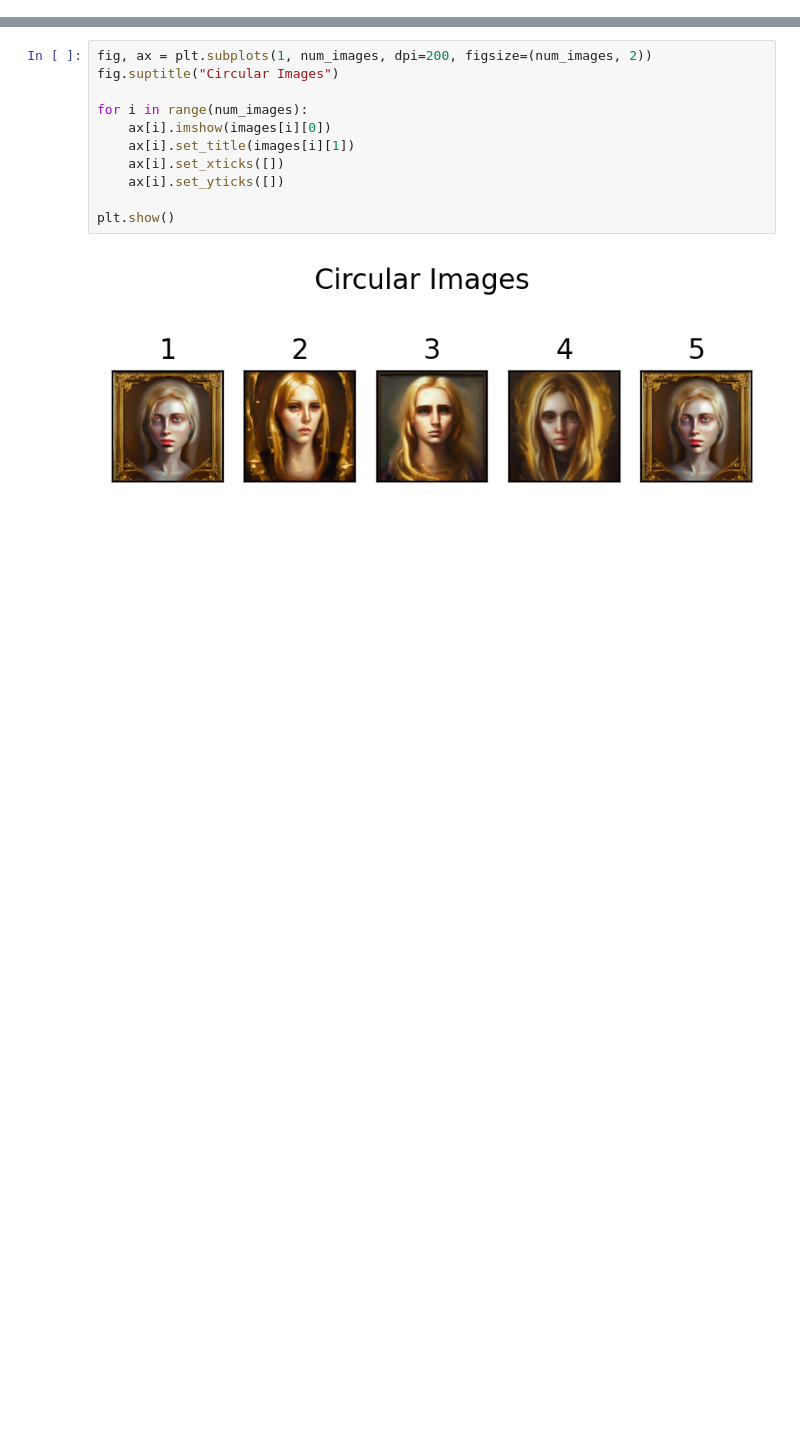
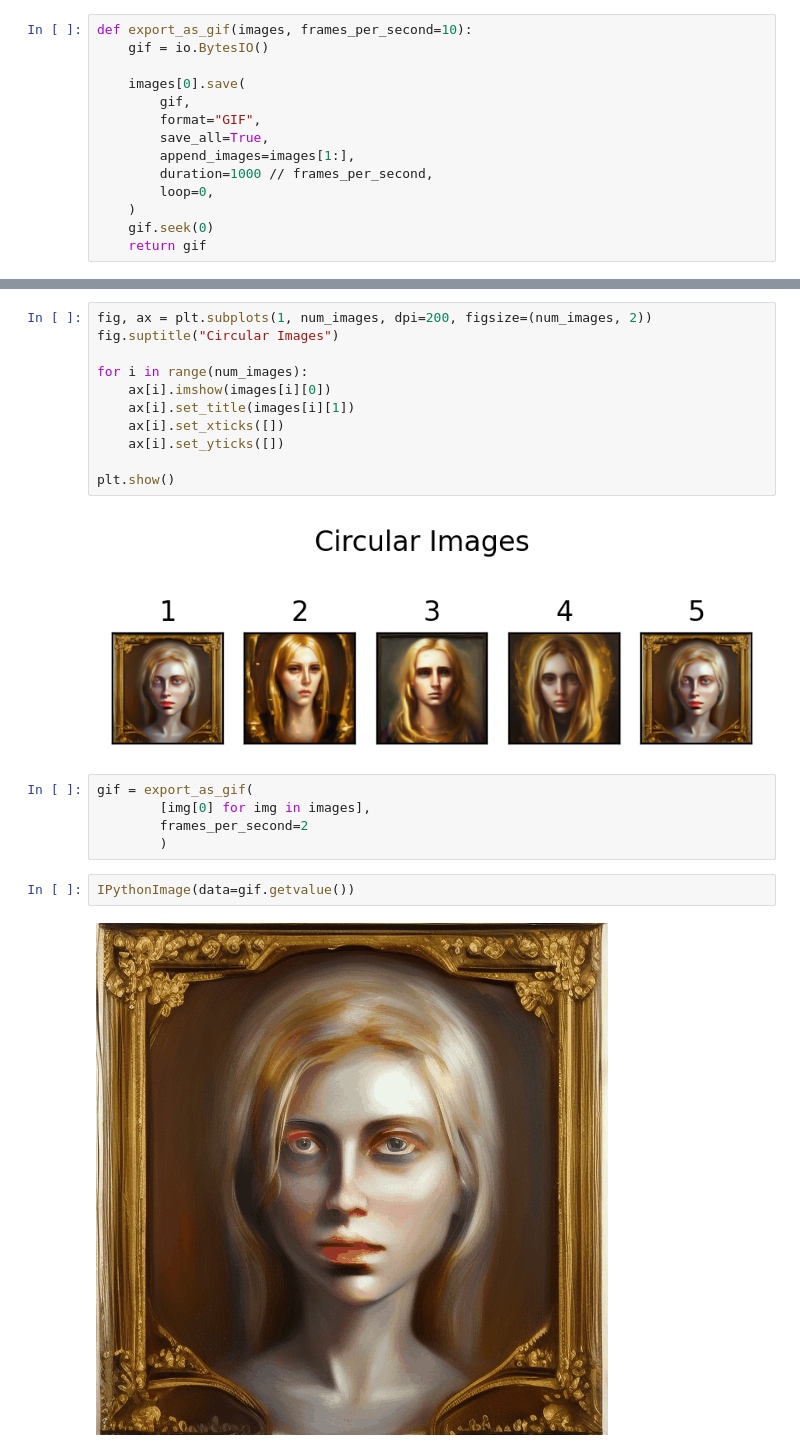
Before and after one commit to touretzkyds/DiffusionDemo, a Jupyter notebook: notebooks/circular.ipynb, the cells around one changed output, grey strips where cells are left out. Saved outputs shown, nothing was run; the diff lists cells and outputs as text; blank space fills up the shorter version.

```diff
--- a/notebooks/circular.ipynb
+++ b/notebooks/circular.ipynb
@@ -108,6 +110,20 @@ def display_circular_images(prompt, seed, num_inference_steps, num_images, diffe
         images.append((image,i+1))
 
     return images
+# %%
+def export_as_gif(images, frames_per_second=10):
+    gif = io.BytesIO()
+
+    images[0].save(
+        gif,
+        format="GIF",
+        save_all=True,
+        append_images=images[1:],
+        duration=1000 // frames_per_second,
+        loop=0,
+    )
+    gif.seek(0)
+    return gif
 # %%
 prompt = "Self-portrait oil painting, a beautiful cyborg with golden hair, 8k"
 num_images = 5
@@ -129,3 +145,12 @@ for i in range(num_images):
 plt.show()
 # %% [output]
 [figure]
+# %%
+gif = export_as_gif(
+        [img[0] for img in images],
+        frames_per_second=2
+        )
+# %%
+IPythonImage(data=gif.getvalue())
+# %% [output]
+[figure, added]
```
Also changed, not shown: parts of 1 cell of this notebook, 2 other files.
